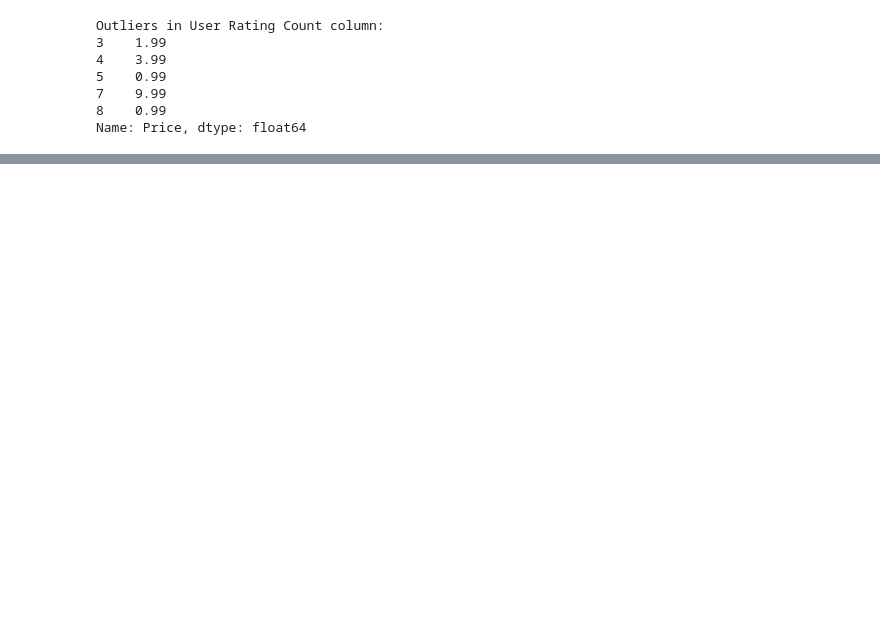
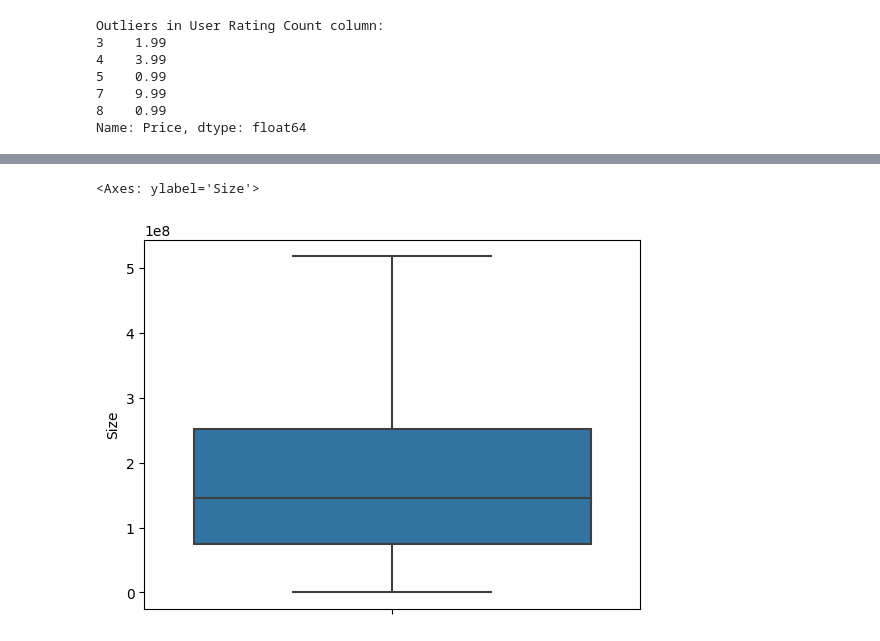
Before and after one commit to Abdelrhman-Sayed70/Game_Application_Success_Prediction, a Jupyter notebook: Milestone 1/Preprocessing/Game Success Prediction.ipynb, the cells around one changed output, grey strips where cells are left out. Saved outputs shown, nothing was run; the diff lists cells and outputs as text; code cells hidden in the pictures; blank space fills up the shorter version.

```diff
--- a/Milestone 1/Preprocessing/Game Success Prediction.ipynb
+++ b/Milestone 1/Preprocessing/Game Success Prediction.ipynb
@@ -310,0 +351,5 @@ Name: Price, dtype: float64
+# %%
+sns.boxplot( y='Size', data=df)
+# %% [output]
+<Axes: ylabel='Size'>
+[figure, added]
```
Also changed, not shown: parts of 17 cells of this notebook.
